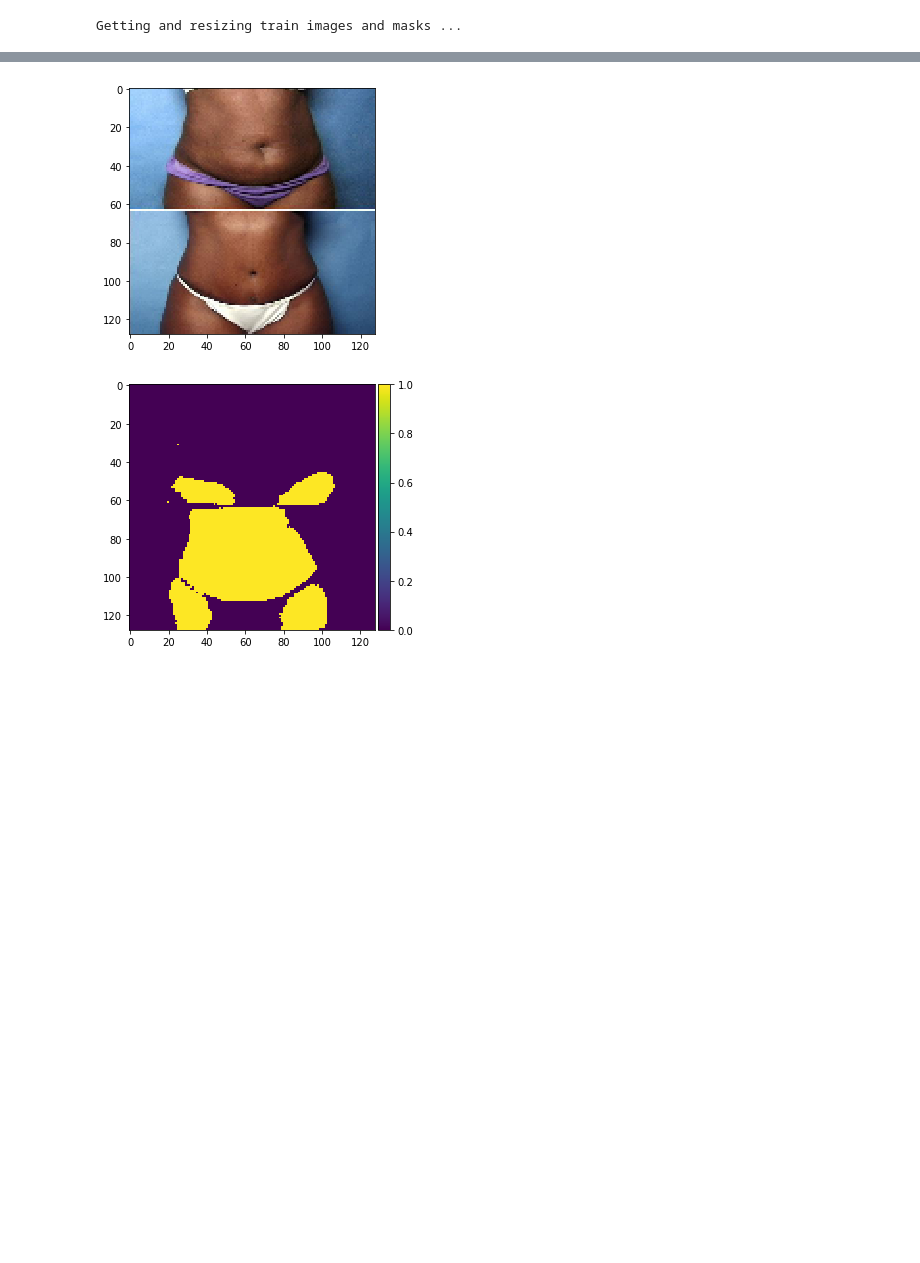
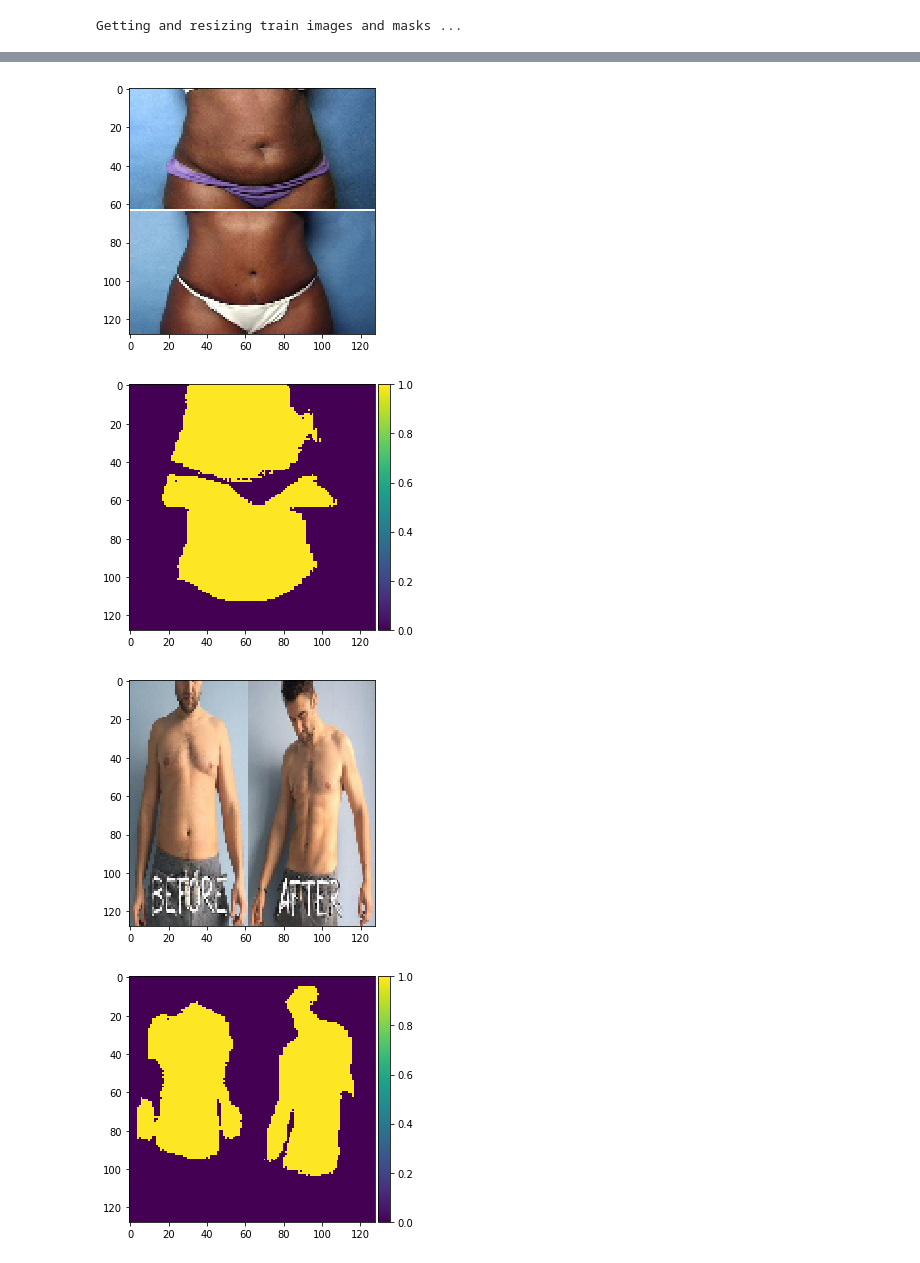
Before and after one commit to MRE-Lab-UMD/abd-skin-segmentation, a Jupyter notebook: code/UNET_2.ipynb, the cells around one changed output, grey strips where cells are left out. Cells and saved outputs as stored; diff of their text form; code cells hidden in the pictures; blank space fills up the shorter version.

```diff
--- a/code/UNET_2.ipynb
+++ b/code/UNET_2.ipynb
@@ -162,6 +162,11 @@ TRAIN_PATH = np.concatenate((TRAIN_PATH1,TRAIN_PATH2,TRAIN_PATH3,TRAIN_PATH4,TRA
 MASK_PATH = np.concatenate((MASK_PATH1,MASK_PATH2,MASK_PATH3,MASK_PATH4,MASK_PATH5,MASK_PATH6))
 train_ids = np.concatenate((train_ids1,train_ids2,train_ids3,train_ids4,train_ids5,train_ids6))
 mask_ids = np.concatenate((mask_ids1,mask_ids2,mask_ids3,mask_ids4,mask_ids5,mask_ids6))
+
+TRAIN_PATH = TRAIN_PATH4
+MASK_PATH = MASK_PATH4
+train_ids = train_ids4
+mask_ids = mask_ids4
 # %%
 # Get and resize train images and masks DONT RUN IN THIS CODE
 X_train = np.zeros((len(train_ids), IMG_HEIGHT, IMG_WIDTH, IMG_CHANNELS), dtype=np.uint8)
@@ -177,8 +182,8 @@ for n, id_ in tqdm(enumerate(train_ids), total=len(train_ids)):
 for n, id_ in tqdm(enumerate(mask_ids), total=len(mask_ids)):
     path = MASK_PATH[n] + id_
     img = imread(path)
-    if n in range(899,977):
-        img = img[:,:,1]
+    #if n in range(899,977):
+        #img = img[:,:,1]
     img = np.expand_dims(resize(img, (IMG_HEIGHT, IMG_WIDTH), mode='constant',
                                       preserve_range=True), axis=-1)
     Y_train[n] = img
@@ -354,7 +349,7 @@ Early stoppping: Yes
 -------------------------------------------------------------
 # %%
 # Predict on train and validation tests
-model = load_model('model-ALLDATASETS-1.h5', custom_objects={'mean_iou': mean_iou})
+model = load_model('model-SFA-4Feb2019.h5', custom_objects={'mean_iou': mean_iou})
 preds_train = model.predict(X_train[:int(X_train.shape[0]*0.7)], verbose=1)
 preds_val = model.predict(X_train[int(X_train.shape[0]*0.7):], verbose=1)
 
@@ -433,10 +428,13 @@ acc_comp(msk, preds_test_t)
 # %%
 # Visualize Predictions
-ix = random.randint(0, len(abd_ids)-1)
-imshow(abd[ix])
-plt.show()
-imshow(np.squeeze(preds_test_t[ix]))
-plt.show()
+for n in range(len(abd_ids)-1):
+    #ix = random.randint(0, len(abd_ids)-1)
+    imshow(abd[n])
+    plt.show()
+    imshow(np.squeeze(preds_test_t[n]))
+    plt.show()
 # %% [output]
 [figure]
-[figure, old version]
+[figure, new version]
+[figure, added]
+[figure, added]
```
Also changed, not shown: parts of 9 cells of this notebook.
